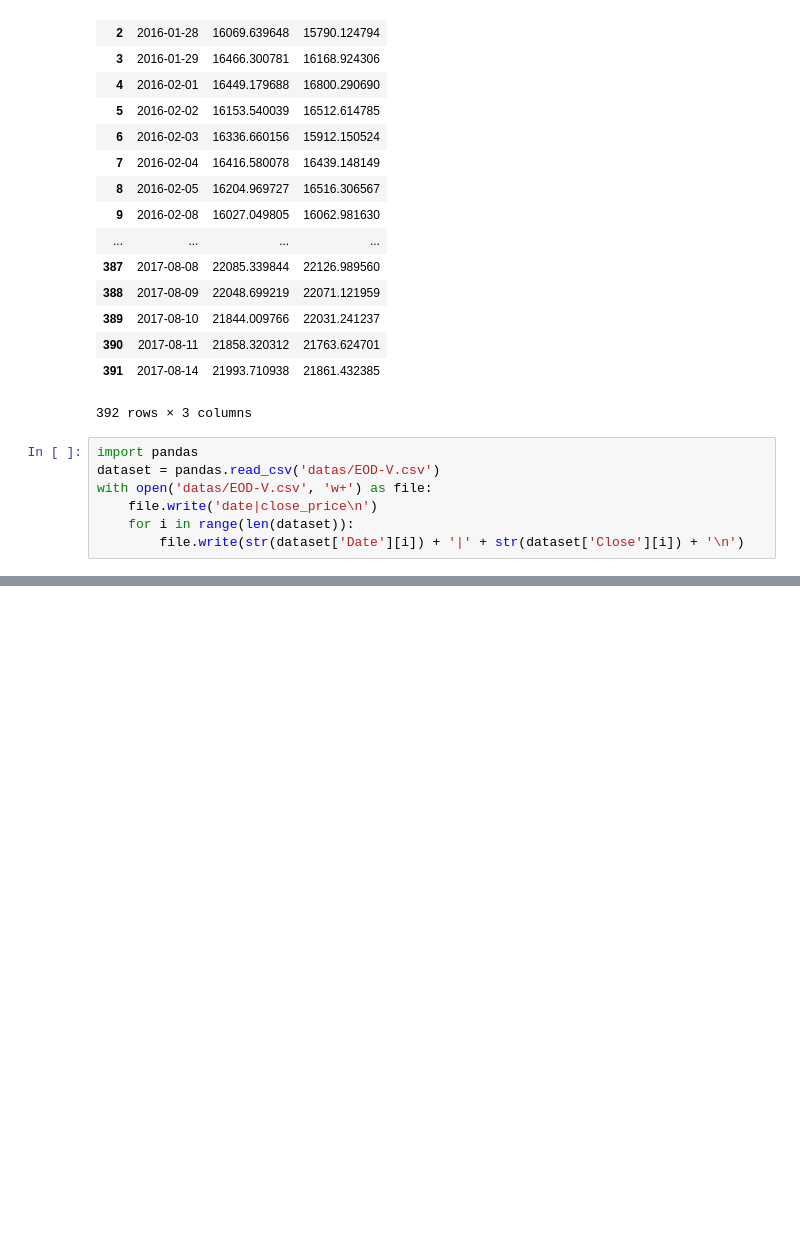
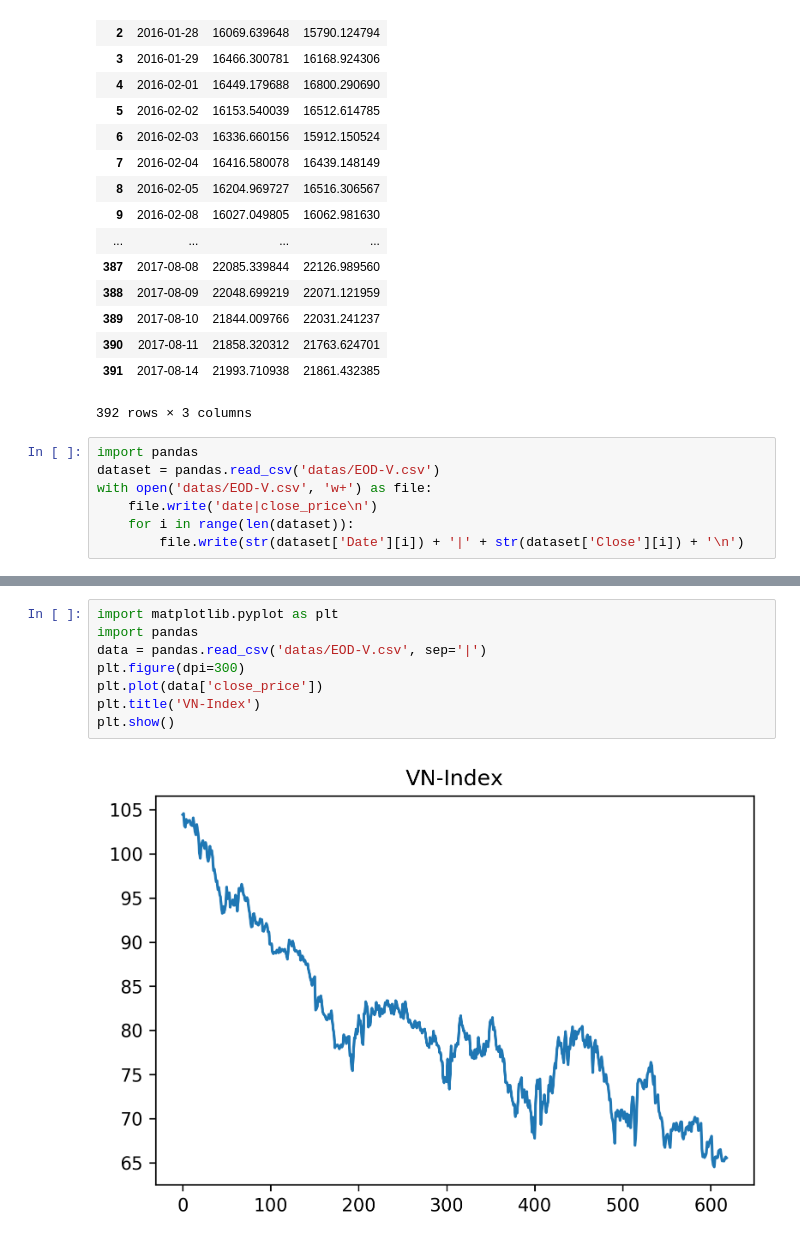
Before and after one commit to thanhdath/stock-market-prediction, a Jupyter notebook: Untitled.ipynb, the cells around one changed output, grey strips where cells are left out. Drawn from its saved outputs; the diff is of its cells as text; blank space fills up the shorter version.

```diff
--- a/Untitled.ipynb
+++ b/Untitled.ipynb
@@ -197,0 +277,10 @@ with open('datas/EOD-V.csv', 'w+') as file:
+# %%
+import matplotlib.pyplot as plt
+import pandas
+data = pandas.read_csv('datas/EOD-V.csv', sep='|')
+plt.figure(dpi=300)
+plt.plot(data['close_price'])
+plt.title('VN-Index')
+plt.show()
+# %% [output]
+[figure, added]
```
Also changed, not shown: parts of 2 cells of this notebook, 14 other files.
